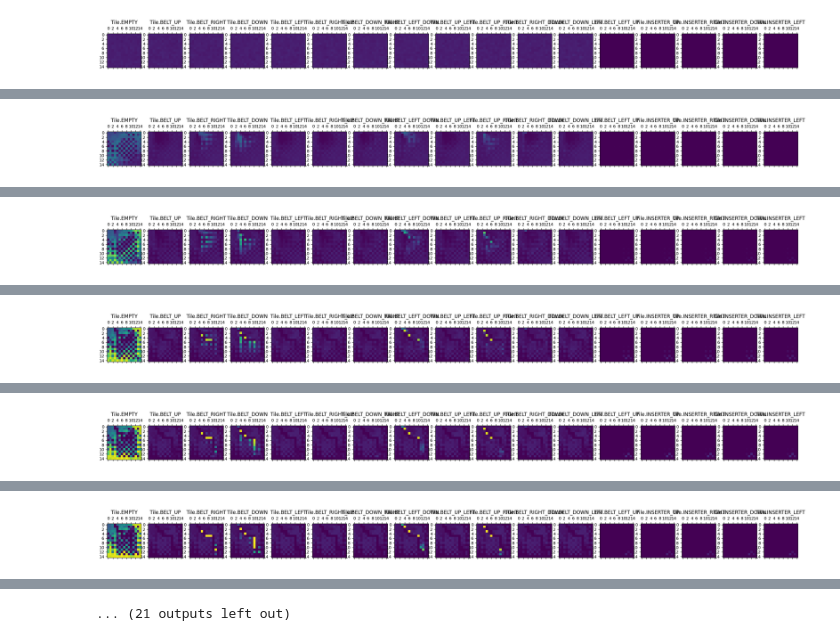
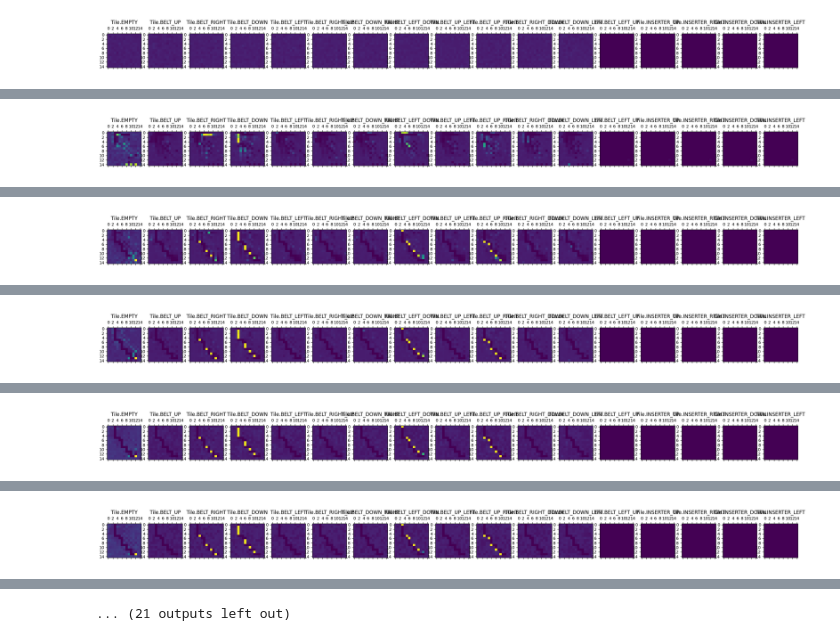
Before and after one commit to mikolajkolanski/FactorioSolver, a Jupyter notebook: sgd.ipynb, the cells around one changed output, grey strips where cells are left out. Cells and saved outputs as stored; diff of their text form; code cells hidden in the pictures.

```diff
--- a/sgd.ipynb
+++ b/sgd.ipynb
@@ -28,13 +67,13 @@ plt.show()
 # %%
 BOX_SIZE = 15
-INPUT_POS = (14,2)
-OUT_POS = (0, 5)
+INPUT_POS = (0,3)
+OUT_POS = (13, 12)
 NEG_INF = -500.0
 # %%
 import importlib
 importlib.reload(solver_import) # Fast reaload
 
-solver = solver_import.FactorioSolver(15, DEFAULT_TILE_DATA)
+solver = solver_import.FactorioSolver(BOX_SIZE, DEFAULT_TILE_DATA)
 # %%
 logits = torch.full((BOX_SIZE,BOX_SIZE,len(Tile)), -500.0)
 active_tiles = list(range(0,12+1))
@@ -45,64 +84,57 @@ logits.requires_grad_()
 # solve = smax(solve)
 
 add_tensor = torch.zeros(BOX_SIZE,BOX_SIZE)
-add_tensor[0,3] = 100
+add_tensor[INPUT_POS[0], INPUT_POS[1]] = 100
 
 MAX_ITER = 151
 START_TEMP = 100
 
-opt = torch.optim.Adam([logits],lr=10)
+opt = torch.optim.Adam([logits],lr=100)
 # opt = torch.optim.SGD([logits], lr=20,momentum=0.98,nesterov=True)
 # opt = torch.optim.RMSprop([logits],lr=5, momentum=0.98)
-sch = torch.optim.lr_scheduler.CosineAnnealingLR(opt,T_max=MAX_ITER)
+# sch = torch.optim.lr_scheduler.CosineAnnealingLR(opt,T_max=MAX_ITER)
 for iter in range(MAX_ITER):
-    temp = cawr(iter/MAX_ITER)
-    # # with torch.no_grad():
+    for g in opt.param_groups:
+        g['lr'] = 100 * schedule.lr(iter)
 
-    logits_noise = logits + 0.01 * temp * torch.randn_like(logits)
+    logits_noise = logits + 0.01 * schedule.temp(iter) * torch.randn_like(logits)
     with torch.no_grad():
-        logits_noise[:,:,12::] = -200
+        logits_noise[:, :, 12::] = -200
     solve = torch.nn.functional.log_softmax(logits_noise/50,dim=-1)
     # solve = gumbel_softmax_log(logits_noise,temperature=5)
-
-    # plot_solve(solve)
-    # with torch.no_grad():
-
-
-    # solve = torch.clamp(solve, max=-0.0001)
 
     if iter%10==0:
         plot_solve(solve)
     items = solver.eval(solve,add_tensor, max_iter=BOX_SIZE*1.8)
     # path_loss = -items[0, 13, :].mean(dim=-1)
-    path_loss = -( items[13, 12, :].max(dim=-1)[0] - np.log(100) )
-
-    # cost_loss = -( torch.logsumexp(solve[:,:,0], (0,1))/BOX_SIZE**2 )**2 * 1500
-    # cost_loss = ( torch.logsumexp(solve[:,:,1::], (0,1,2))/BOX_SIZE**2/(len(Tile)-1))**2 * 1500 * 500 * 3
+    path_loss = -( items[OUT_POS[0], OUT_POS[1], :].max(dim=-1)[0] - np.log(100) )
 
     inserter_penalty = (logits_noise[:,:,[i.value for i in Tile.INSERTERS()]]**2).mean() * 100 # * 3.5 #
-    belt_penalty = (logits_noise[:,:,[i.value for i in Tile.BELTS()]]**2).mean() * 1
+    inserter_penalty1 = (logits_noise[:,:,[i.value for i in Tile.INSERTERS()]]).mean() * 100 # * 3.5 #
+    # belt_penalty = (logits_noise[:,:,[i.value for i in Tile.BELTS()]]**2).mean() * 1 *0.001
+    belt_penalty = (torch.sigmoid(solve[:,:,[i.value for i in Tile.BELTS()]])).mean() * 1 * 10
+    # belt_penalty = (torch.sigmoid(solve[:,:,[i.value for i in Tile.BELTS()]])).mean() * 1 * 10
 
     # inserter_penalty += (solve[:,:,[i.value for i in Tile.INSERTERS()]]).exp().mean() * 7000 * 10 # * 3.5 #  #
     # belt_penalty += (solve[:,:,[i.value for i in Tile.BELTS()]]).exp().mean() * 1
 
-    logits_penalty = (torch.clamp(logits_noise**2,min=200.0)-200.0).mean() * 0.01 * max(temp,0)
-    empty_pos_penalty = -(logits_noise[:,:,0]**2).mean() * 0.0001 * max(1-temp,0)
+    logits_penalty = (torch.clamp(logits_noise**2,min=200.0)-200.0).mean() * 0.01 * schedule.logits_penalty(iter)
+    logits_penalty1 = (solve[:,:,1::]).mean() * 10#  * schedule.logits_penalty(iter)
 
-    dec_penalty = torch.minimum(1-solve,solve-1).mean() * (1.5-max(temp,0.5))
+    empty_pos_penalty = -(torch.clamp(logits_noise[:,:,0],max=400)).mean() * 1 /4 * schedule.empty_pos_penalty(iter)
+    dec_penalty = (torch.minimum(1-solve,solve-1)**2).mean() * 0.3 * schedule.decision_penalty(iter)
 
-
-
-    loss = path_loss + (belt_penalty) *0.001 # + empty_pos_penalty + logits_penalty# + dec_penalty
+    loss = path_loss + inserter_penalty1 + belt_penalty + dec_penalty +logits_penalty + empty_pos_penalty + logits_penalty1# + + dec_penalty
     loss.backward()
-    # print(logits.grad)
     opt.step()
 
     grad_norm = logits.grad.abs().mean().item()
     empty_ratio = (solve[:, :, 0] > -0.5).float().mean().item()
-    print(loss.item(), path_loss.item(),belt_penalty.item(),inserter_penalty.item(),temp, grad_norm, empty_ratio, sch.get_last_lr()[0])
+    # print(loss.item(), path_loss.item(),belt_penalty.item(),inserter_penalty.item(),temp, grad_norm, empty_ratio, sch.get_last_lr()[0])
+    print(f'{iter/MAX_ITER*100:.1f}% Loss comb:{loss.item():.3f}, Path loss:{path_loss:.3f}, Belt penalty:{belt_penalty:.2f}, Inser penalty:{inserter_penalty:.2f}, Logits penalty: {logits_penalty:.2f}, Logits penalty1: {logits_penalty:.2f}, Decision penalty: {dec_penalty:.2f} Empty:{empty_pos_penalty:.2f}')
 
     opt.zero_grad()
-    sch.step()
+    # sch.step()
 
 plot_solve(solve)
 # %% [output]
@@ -120 +152 @@ plot_solve(solve)
-[figure, old version]
+[figure, new version]
@@ -131 +163 @@ plot_solve(solve)
-[figure, old version]
+[figure, new version]
@@ -142 +174 @@ plot_solve(solve)
-[figure, old version]
+[figure, new version]
@@ -153 +185 @@ plot_solve(solve)
-[figure, old version]
+[figure, new version]
@@ -164 +196 @@ plot_solve(solve)
-[figure, old version]
+[figure, new version]
```
Also changed, not shown: parts of 6 cells of this notebook.
